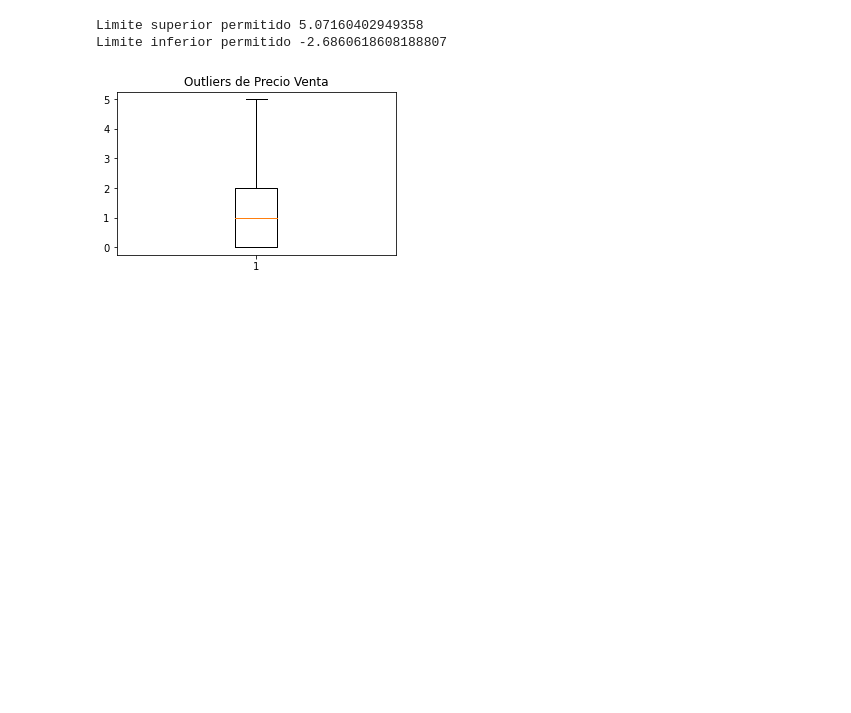
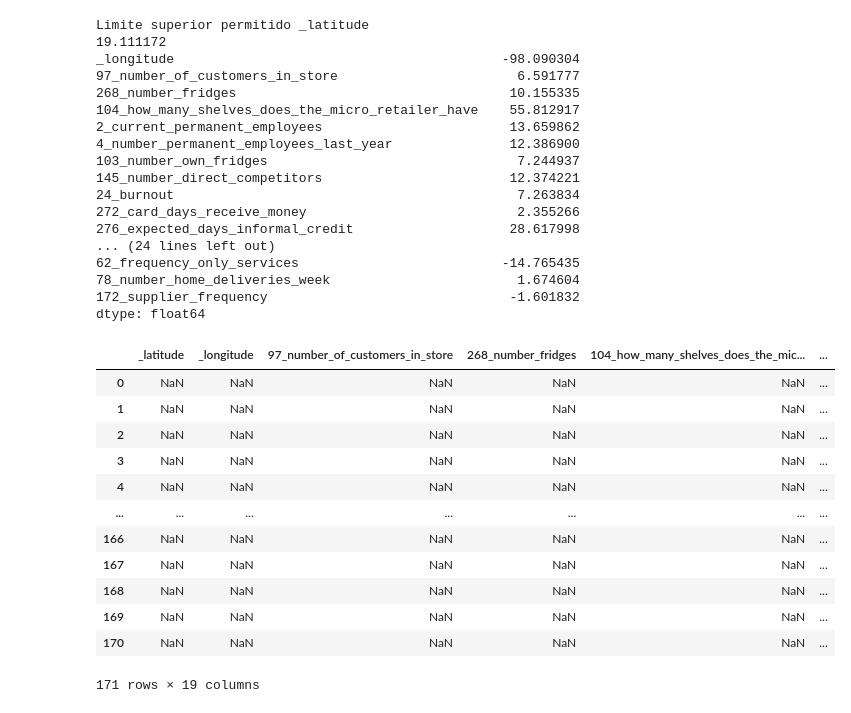
Before and after one commit to RicardoGalindoBulos/Examen1, a Jupyter notebook: Micro_Retailers.ipynb, the cells around one changed output. Saved outputs shown, nothing was run; the diff lists cells and outputs as text; code cells hidden in the pictures; blank space fills up the shorter version.

```diff
--- a/Micro_Retailers.ipynb
+++ b/Micro_Retailers.ipynb
@@ -86,26 +86,43 @@ Cuantitativa["172_supplier_frequency"]=Cuantitativa["172_supplier_frequency"].fi
 valores_nulos=Cuantitativa.isnull().sum()
 valores_nulos
 # %%
-#Analizamos, encontramos y limpiamos los datos atípicos
-y=Cuantitativa["97_number_of_customers_in_store"]
+y=Cuantitativa
+
 Limite_Superior= y.mean() + 3*y.std()
 Limite_Inferior= y.mean() - 3*y.std()
 print("Limite superior permitido", Limite_Superior)
 print("Limite inferior permitido", Limite_Inferior)
-#Encontramos Ouliers
+#Encontramos Ouliers del Dataframe
 outliers= Cuantitativa[(y>Limite_Superior)|(y<Limite_Inferior)]
 outliers
-#Obtenemos datos limpios
-Cuantitativa= Cuantitativa[(y<=Limite_Superior)&(y>=Limite_Inferior)]
-Cuantitativa
-#Obtenemos diagrama de bigote
-fig = plt.figure(figsize =(5, 3))
-plt.boxplot(Cuantitativa["97_number_of_customers_in_store"])
-plt.title("Outliers de Precio Venta")
-plt.show() #dibujamos el diagrama
-
-#Este procedimiento repetirlo para todas las variables cuantitativas
 # %% [output]
-Limite superior permitido 5.07160402949358
-Limite inferior permitido -2.6860618608188807
+Limite superior permitido _latitude                                            19.111172
+_longitude                                          -98.090304
+97_number_of_customers_in_store                       6.591777
+268_number_fridges                                   10.155335
+104_how_many_shelves_does_the_micro_retailer_have    55.812917
+2_current_permanent_employees                        13.659862
+4_number_permanent_employees_last_year               12.386900
+103_number_own_fridges                                7.244937
+145_number_direct_competitors                        12.374221
+24_burnout                                            7.263834
+272_card_days_receive_money                           2.355266
+276_expected_days_informal_credit                    28.617998
+... (24 lines left out)
+62_frequency_only_services                          -14.765435
+78_number_home_deliveries_week                        1.674604
+172_supplier_frequency                               -1.601832
+dtype: float64
-[figure, removed]
+|  | _latitude | _longitude | 97_number_of_customers_in_store | 268_number_fridges | 104_how_many_shelves_does_the_mic... | ... |
+| 0 | NaN | NaN | NaN | NaN | NaN | ... |
+| 1 | NaN | NaN | NaN | NaN | NaN | ... |
+| 2 | NaN | NaN | NaN | NaN | NaN | ... |
+| 3 | NaN | NaN | NaN | NaN | NaN | ... |
+| 4 | NaN | NaN | NaN | NaN | NaN | ... |
+| ... | ... | ... | ... | ... | ... | ... |
+| 166 | NaN | NaN | NaN | NaN | NaN | ... |
+| 167 | NaN | NaN | NaN | NaN | NaN | ... |
+| 168 | NaN | NaN | NaN | NaN | NaN | ... |
+| 169 | NaN | NaN | NaN | NaN | NaN | ... |
+| 170 | NaN | NaN | NaN | NaN | NaN | ... |
+171 rows × 19 columns
```
Also changed, not shown: parts of 6 cells of this notebook.
